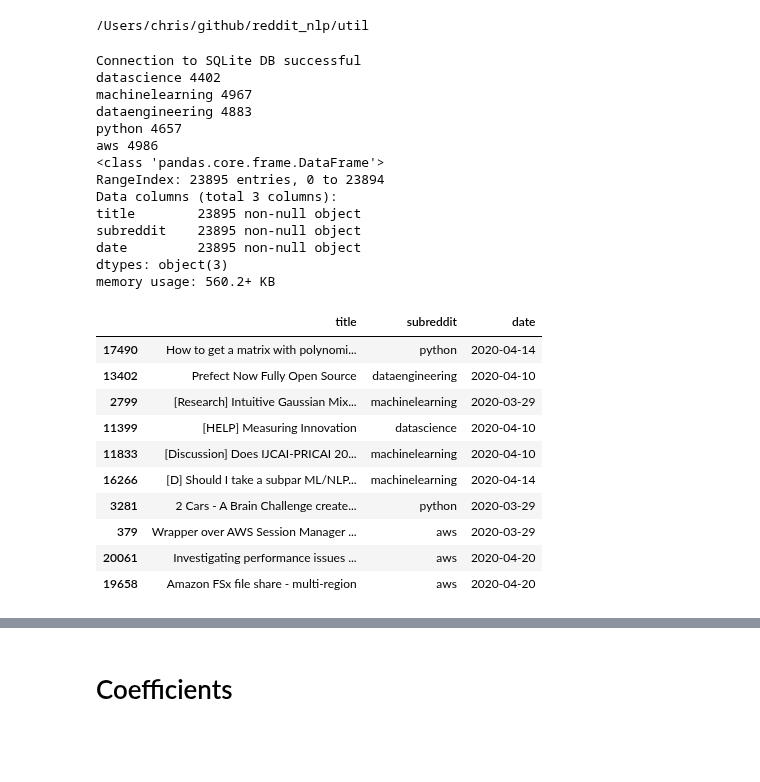
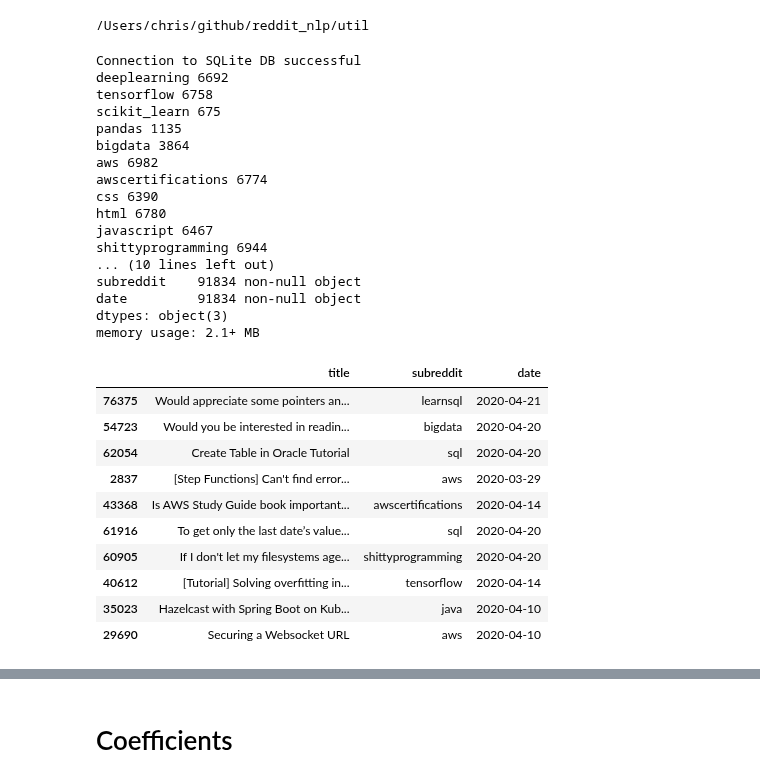
Before and after one commit to datapointchris/reddit-nlp, a Jupyter notebook: DS_coefficients and stats.ipynb, the cells around one changed output, grey strips where cells are left out. Drawn from its saved outputs; the diff is of its cells as text; code cells hidden in the pictures; blank space fills up the shorter version.

```diff
--- a/DS_coefficients and stats.ipynb
+++ b/DS_coefficients and stats.ipynb
@@ -23,3 +32,10 @@ from matplotlib.colors import LogNorm
+# %%
+# ==================== CONSTANTS ==================== #
+seed = 7
+np.random.seed(seed)
+
+# list to get data for
+subreddit_list = ["deeplearning", "tensorflow", "scikit_learn", "pandas", "bigdata", "aws", "awscertifications", "css", "html", "javascript", "shittyprogramming", "java", "sql", "learnsql", "postgresql", "softwarearchitecture"]
 # %%
 !pwd
 # %% [output]
@@ -34,44 +50,49 @@ from util.reddit_functions import Reddit, Visualizer, Labeler
 # %% [output]
 /Users/chris/github/reddit_nlp/util
 # %%
-# list to get data for
-subreddit_list = ['datascience','machinelearning','dataengineering','python','aws']
-
 # load data using dataloader module
 df = dataloader.data_selector(subreddit_list, source='sqlite')
 
 # what we expected?
+avg_posts = []
 for sub in subreddit_list:
-    print(sub, len(df[df['subreddit'] == sub]))
+    posts_length = len(df[df['subreddit'] == sub])
+    print(sub, posts_length)
+    avg_posts.append(posts_length)
+
+print(f'Average post length: {np.mean(avg_posts)}')
 
 df.info()
 df.sample(10)
 # %% [output]
 Connection to SQLite DB successful
-datascience 4402
-machinelearning 4967
-dataengineering 4883
-python 4657
-aws 4986
-<class 'pandas.core.frame.DataFrame'>
-RangeIndex: 23895 entries, 0 to 23894
-Data columns (total 3 columns):
-title        23895 non-null object
-subreddit    23895 non-null object
-date         23895 non-null object
+deeplearning 6692
+tensorflow 6758
+scikit_learn 675
+pandas 1135
+bigdata 3864
+aws 6982
+awscertifications 6774
+css 6390
+html 6780
+javascript 6467
+shittyprogramming 6944
+... (10 lines left out)
+subreddit    91834 non-null object
+date         91834 non-null object
 dtypes: object(3)
-memory usage: 560.2+ KB
+memory usage: 2.1+ MB
 |  | title | subreddit | date |
-| 17490 | How to get a matrix with polynomi... | python | 2020-04-14 |
-| 13402 | Prefect Now Fully Open Source | dataengineering | 2020-04-10 |
-| 2799 | [Research] Intuitive Gaussian Mix... | machinelearning | 2020-03-29 |
-| 11399 | [HELP] Measuring Innovation | datascience | 2020-04-10 |
-| 11833 | [Discussion] Does IJCAI-PRICAI 20... | machinelearning | 2020-04-10 |
-| 16266 | [D] Should I take a subpar ML/NLP... | machinelearning | 2020-04-14 |
-| 3281 | 2 Cars - A Brain Challenge create... | python | 2020-03-29 |
-| 379 | Wrapper over AWS Session Manager ... | aws | 2020-03-29 |
-| 20061 | Investigating performance issues ... | aws | 2020-04-20 |
-| 19658 | Amazon FSx file share - multi-region | aws | 2020-04-20 |
+| 76375 | Would appreciate some pointers an... | learnsql | 2020-04-21 |
+| 54723 | Would you be interested in readin... | bigdata | 2020-04-20 |
+| 62054 | Create Table in Oracle Tutorial | sql | 2020-04-20 |
+| 2837 | [Step Functions] Can't find error... | aws | 2020-03-29 |
+| 43368 | Is AWS Study Guide book important... | awscertifications | 2020-04-14 |
+| 61916 | To get only the last date’s value... | sql | 2020-04-20 |
+| 60905 | If I don't let my filesystems age... | shittyprogramming | 2020-04-20 |
+| 40612 | [Tutorial] Solving overfitting in... | tensorflow | 2020-04-14 |
+| 35023 | Hazelcast with Spring Boot on Kub... | java | 2020-04-10 |
+| 29690 | Securing a Websocket URL | aws | 2020-04-10 |
 # %%
 X = df['title']
 y = df['subreddit']
```
Also changed, not shown: parts of 40 cells of this notebook.
